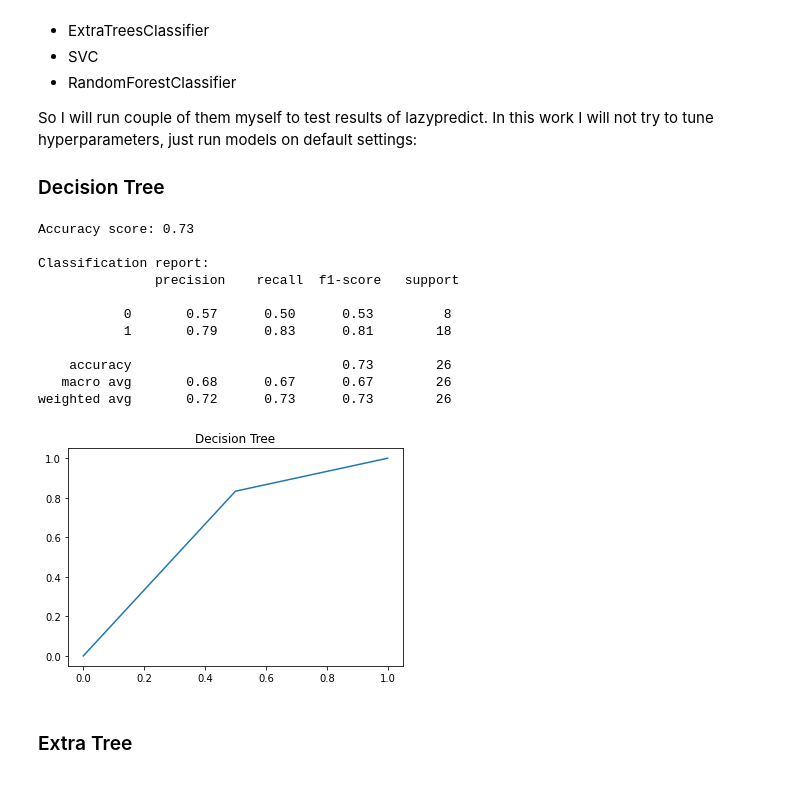
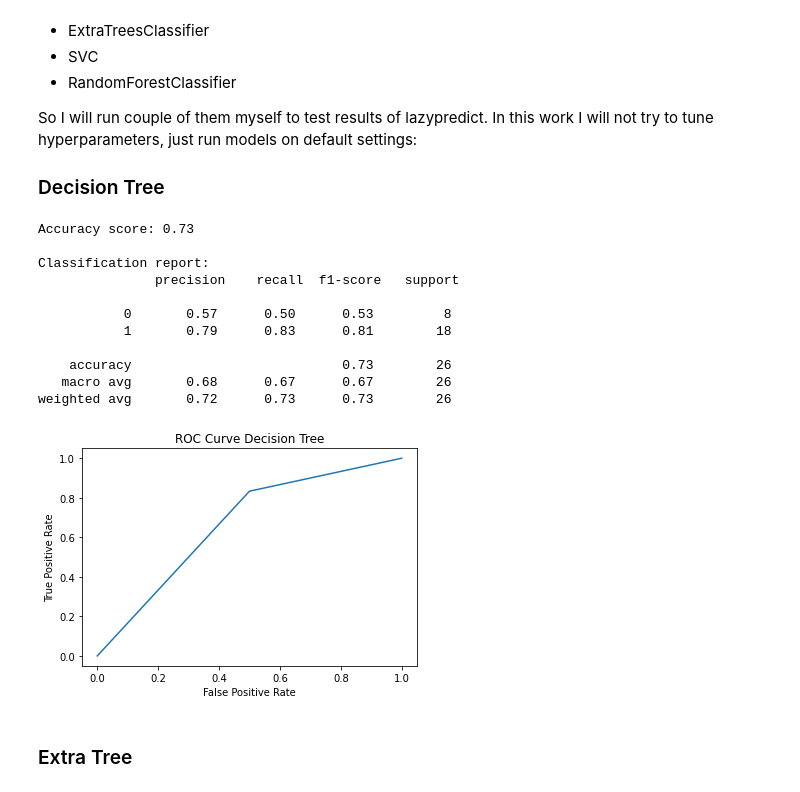
Before and after one commit to dmateshov/lQ2ozazy9ZlzoxmC, a Jupyter notebook: Project_1.ipynb, the cells around one changed output. Cells and saved outputs as stored; diff of their text form; code cells hidden in the pictures.

```diff
--- a/Project_1.ipynb
+++ b/Project_1.ipynb
@@ -120,35 +120,37 @@ So I will run couple of them myself to test results of lazypredict. In this work
 # %%
 from sklearn.metrics import accuracy_score
 from sklearn.metrics import classification_report
 from sklearn.metrics import roc_curve
 
 from sklearn.tree import DecisionTreeClassifier
 
 clf = DecisionTreeClassifier()
 clf.fit(X_train, y_train)
 y_pred = clf.predict(X_test)
 
 print('Accuracy score: {}\n'.format(round(accuracy_score(y_test, y_pred),2)))
 print('Classification report:\n',classification_report(y_test, y_pred))
 
 y_pred_prob = clf.predict_proba(X_test)[:,1]
 fpr, tpr, threshold = roc_curve(y_test, y_pred_prob)
 plt.plot(fpr, tpr, label = 'Decision Tree')
-plt.title('Decision Tree')
+plt.title('ROC Curve Decision Tree')
+plt.xlabel('False Positive Rate')
+plt.ylabel('True Positive Rate')
 plt.show()
 # %% [output]
 Accuracy score: 0.73
 
 Classification report:
                precision    recall  f1-score   support
 
            0       0.57      0.50      0.53         8
            1       0.79      0.83      0.81        18
 
     accuracy                           0.73        26
    macro avg       0.68      0.67      0.67        26
 weighted avg       0.72      0.73      0.73        26
-[figure, old version]
+[figure, new version]
 # %% [markdown]
 ### Extra Tree
 # %%
```
Also changed, not shown: parts of 6 cells of this notebook.
